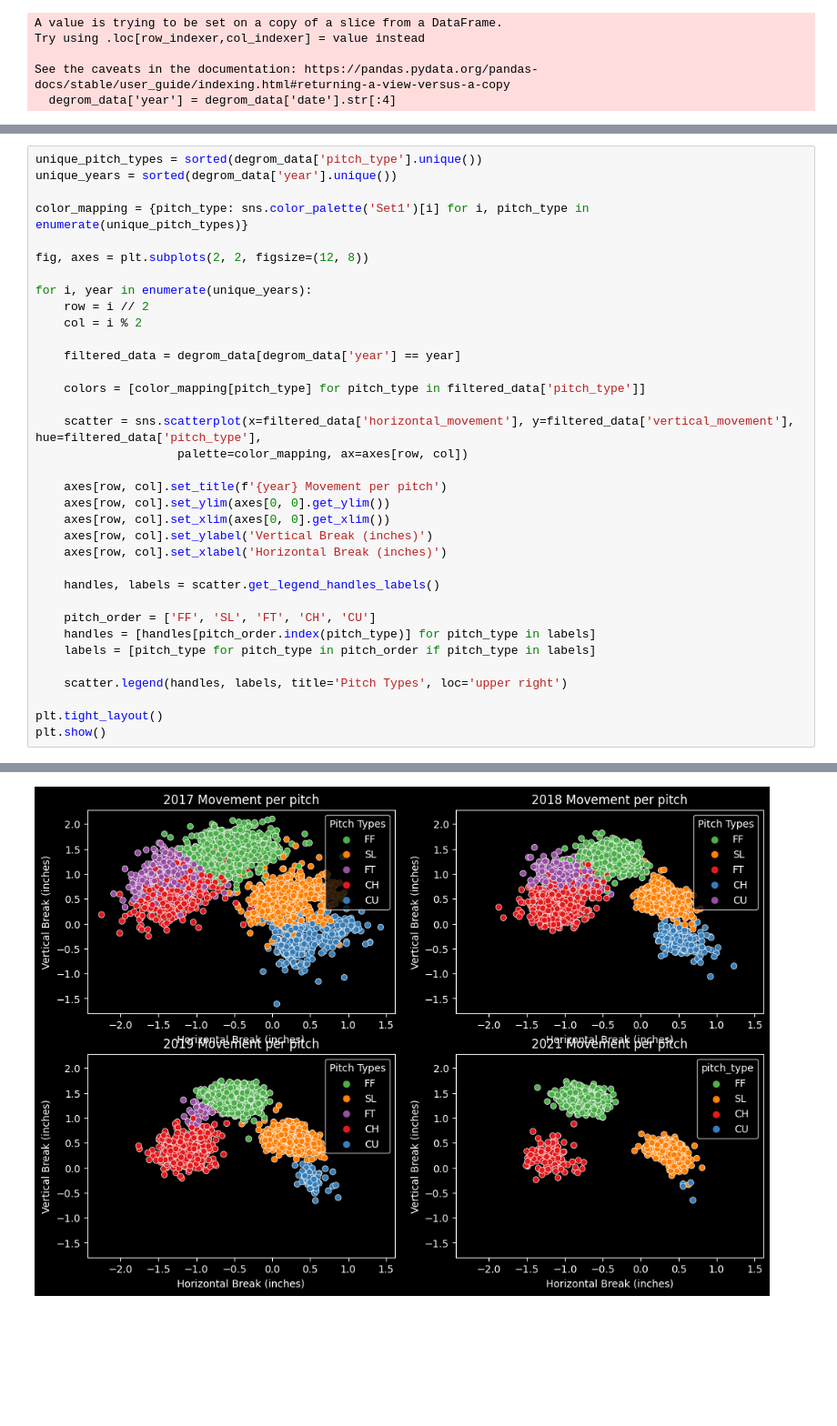
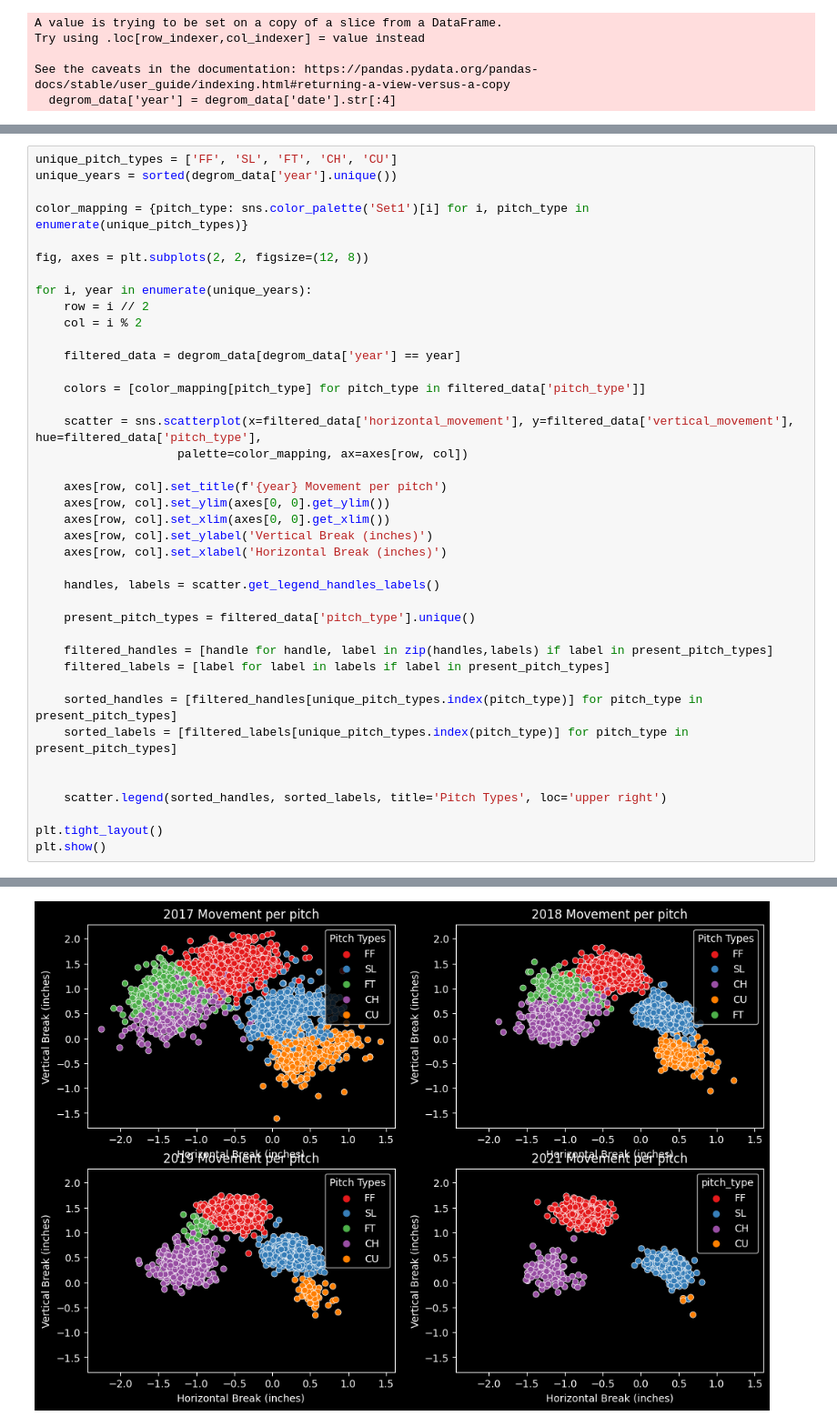
Before and after one commit to brady-pittman/Random-Data-Projects, a Jupyter notebook: random-spins.ipynb, the cells around one changed output, grey strips where cells are left out. Shown: that part at 91% size. Cells and saved outputs as stored; diff of their text form; blank space fills up the shorter version.

```diff
--- a/random-spins.ipynb
+++ b/random-spins.ipynb
@@ -61,40 +61,45 @@ plt.show()
 # %% [output]
 [figure]
 # %%
-unique_pitch_types = sorted(degrom_data['pitch_type'].unique())
+unique_pitch_types = ['FF', 'SL', 'FT', 'CH', 'CU']
 unique_years = sorted(degrom_data['year'].unique())
 
 color_mapping = {pitch_type: sns.color_palette('Set1')[i] for i, pitch_type in enumerate(unique_pitch_types)}
 
 fig, axes = plt.subplots(2, 2, figsize=(12, 8))
 
 for i, year in enumerate(unique_years):
     row = i // 2
     col = i % 2
 
     filtered_data = degrom_data[degrom_data['year'] == year]
 
     colors = [color_mapping[pitch_type] for pitch_type in filtered_data['pitch_type']]
 
     scatter = sns.scatterplot(x=filtered_data['horizontal_movement'], y=filtered_data['vertical_movement'], hue=filtered_data['pitch_type'],
                     palette=color_mapping, ax=axes[row, col])
 
     axes[row, col].set_title(f'{year} Movement per pitch')
     axes[row, col].set_ylim(axes[0, 0].get_ylim())
     axes[row, col].set_xlim(axes[0, 0].get_xlim())
     axes[row, col].set_ylabel('Vertical Break (inches)')
     axes[row, col].set_xlabel('Horizontal Break (inches)')
 
     handles, labels = scatter.get_legend_handles_labels()
 
-    pitch_order = ['FF', 'SL', 'FT', 'CH', 'CU']
-    handles = [handles[pitch_order.index(pitch_type)] for pitch_type in labels]
-    labels = [pitch_type for pitch_type in pitch_order if pitch_type in labels]
+    present_pitch_types = filtered_data['pitch_type'].unique()
 
-    scatter.legend(handles, labels, title='Pitch Types', loc='upper right')
+    filtered_handles = [handle for handle, label in zip(handles,labels) if label in present_pitch_types]
+    filtered_labels = [label for label in labels if label in present_pitch_types]
+
+    sorted_handles = [filtered_handles[unique_pitch_types.index(pitch_type)] for pitch_type in present_pitch_types]
+    sorted_labels = [filtered_labels[unique_pitch_types.index(pitch_type)] for pitch_type in present_pitch_types]
+
+
+    scatter.legend(sorted_handles, sorted_labels, title='Pitch Types', loc='upper right')
 
 plt.tight_layout()
 plt.show()
 # %% [output]
 IndexError: list index out of range
-[figure, old version]
+[figure, new version]
```
